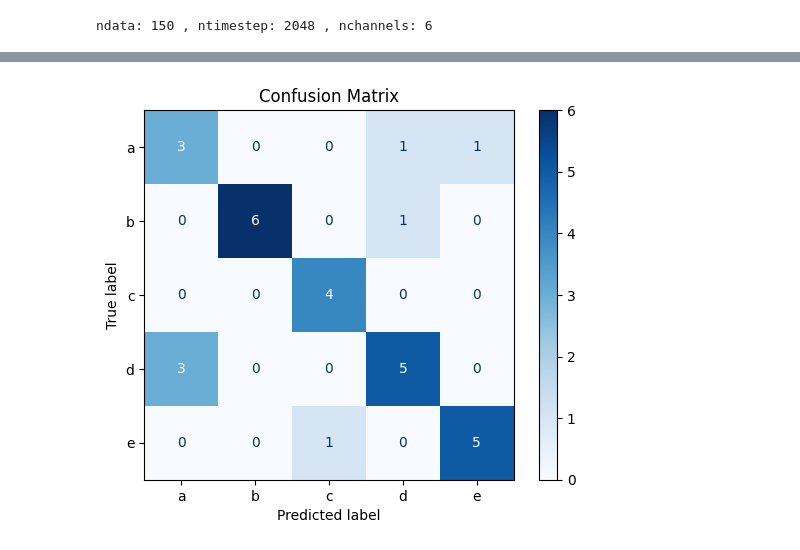
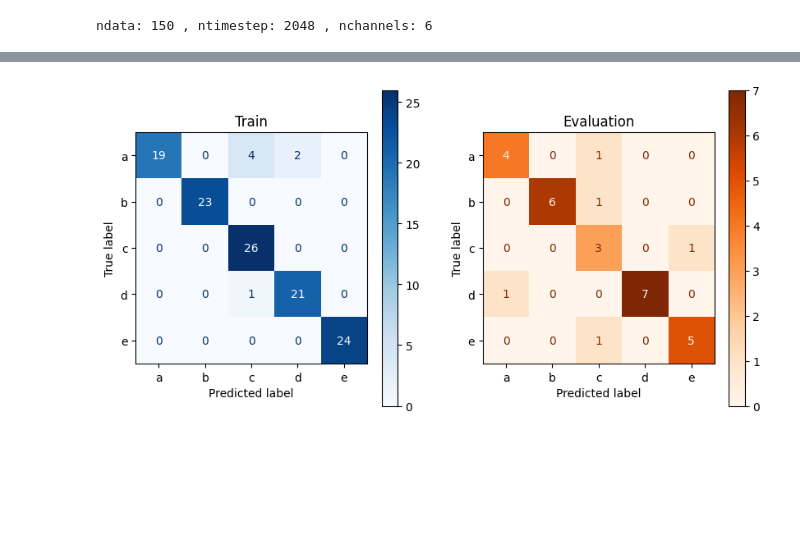
Before and after one commit to salar-sfd/Motion-Classification-Using-IMU-Sensors-and-Deep-Learning, a Jupyter notebook: Codes/python codes/trainer.ipynb, the cells around one changed output, grey strips where cells are left out. Drawn from its saved outputs; the diff is of its cells as text; code cells hidden in the pictures; blank space fills up the shorter version.

```diff
--- a/Codes/python codes/trainer.ipynb
+++ b/Codes/python codes/trainer.ipynb
@@ -109,24 +128,41 @@ plt.show()
-# %%
-
-# Evaluate on test set
-model.eval()
-all_preds = []
-all_labels = []
-with torch.no_grad():
-    for inputs, labels in eval_dataloader:
-        outputs = model(inputs)
-        _, preds = torch.max(outputs, 1)
-        all_preds.append(preds)
-        all_labels.append(labels)
-
-all_preds = torch.cat(all_preds)
-all_labels = torch.cat(all_labels)
-
-# Confusion matrix
-cm = confusion_matrix(all_labels.cpu(), all_preds.cpu())
-disp = ConfusionMatrixDisplay(confusion_matrix=cm, display_labels=label_encoder.classes_)
-disp.plot(cmap='Blues')
-plt.title('Confusion Matrix')
-plt.show()
-# %% [output]
-[figure, removed]
+# %%
+model.eval()
+train_preds = []
+train_labels = []
+eval_preds = []
+eval_labels = []
+with torch.no_grad():
+    for inputs, labels in train_dataloader:
+        inputs, labels = inputs.to(device), labels.to(device)
+        outputs = model(inputs)
+        _, preds = torch.max(outputs, dim=1)
+        train_preds.append(preds.cpu())
+        train_labels.append(labels.cpu())
+    for inputs, labels in eval_dataloader:
+        inputs, labels = inputs.to(device), labels.to(device)
+        outputs = model(inputs)
+        _, preds = torch.max(outputs, dim=1)
+        eval_preds.append(preds.cpu())
+        eval_labels.append(labels.cpu())
+
+train_preds = torch.cat(train_preds)
+train_labels = torch.cat(train_labels)
+
+eval_preds = torch.cat(eval_preds)
+eval_labels = torch.cat(eval_labels)
+
+# Confusion matrix
+fig, axs = plt.subplots(1, 2, figsize=(10, 5))
+cm_train = confusion_matrix(train_labels.cpu(), train_preds.cpu())
+disp = ConfusionMatrixDisplay(confusion_matrix=cm_train, display_labels=label_encoder.classes_)
+disp.plot(ax=axs[0], cmap='Blues')
+axs[0].set_title('Train')
+
+cm_eval = confusion_matrix(eval_labels.cpu(), eval_preds.cpu())
+disp = ConfusionMatrixDisplay(confusion_matrix=cm_eval, display_labels=label_encoder.classes_)
+disp.plot(ax=axs[1], cmap='Oranges')
+axs[1].set_title('Evaluation')
+# plt.tight_layout()
+plt.show()
+# %% [output]
+[figure, added]
```
Also changed, not shown: parts of 12 cells of this notebook, 8 other files.
